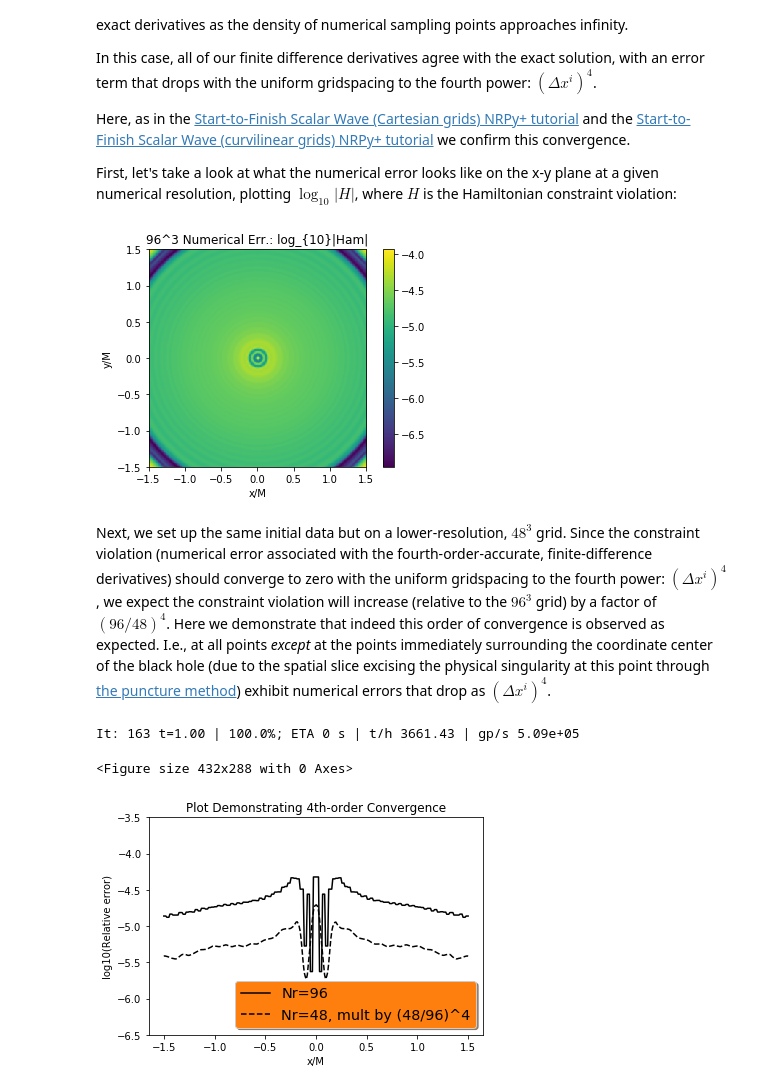
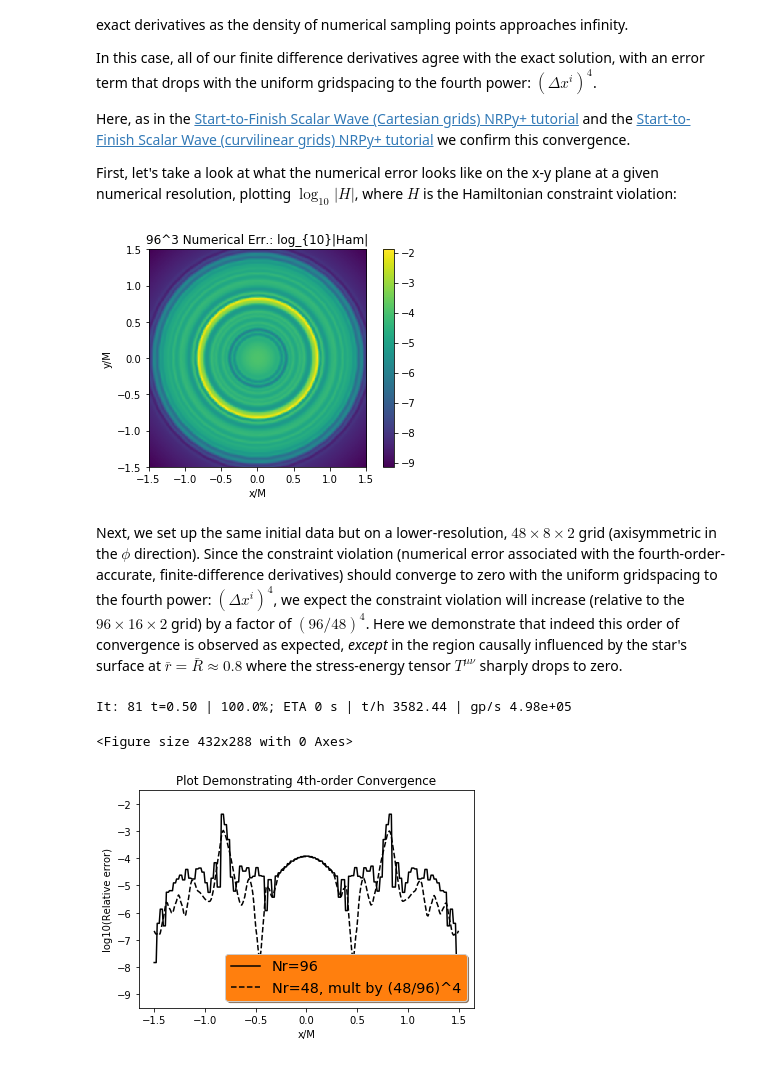
Before and after one commit to zachetienne/nrpytutorial, a Jupyter notebook: Tutorial-Start_to_Finish-BSSNCurvilinear-Neutron_Star-Hydro_without_Hydro.ipynb, the cells around one changed output. Saved outputs shown, nothing was run; the diff lists cells and outputs as text; code cells hidden in the pictures.

Commit message:
Tutorial-Start_to_Finish-BSSNCurvilinear-Neutron_Star-Hydro_without_Hydro: Update verbiage; test H constraint violation convergence

```diff
--- a/Tutorial-Start_to_Finish-BSSNCurvilinear-Neutron_Star-Hydro_without_Hydro.ipynb
+++ b/Tutorial-Start_to_Finish-BSSNCurvilinear-Neutron_Star-Hydro_without_Hydro.ipynb
@@ -1274,9 +1274,9 @@ N_interp_ptsj = 300j
 
 for filename in file_list:
     fig = plt.figure()
-    x,y,cf,Ham = np.loadtxt(filename).T #Transposed for easier unpacking
+    x,y,other,Ham = np.loadtxt(filename).T #Transposed for easier unpacking
 
-    plotquantity = cf
+    plotquantity = Ham
     plotdescription = "Numerical Soln."
     plt.title("Single Neutron Star (Ham. constraint)")
     plt.xlabel("y/M")
@@ -1359,55 +1359,55 @@ plt.ylabel("y/M")
 fig96cub = plt.imshow(grid96cub.T, extent=(pl_xmin,pl_xmax, pl_ymin,pl_ymax))
 cb = plt.colorbar(fig96cub)
 # %% [output]
-[figure, old version]
+[figure, new version]
 # %% [markdown]
-Next, we set up the same initial data but on a lower-resolution, $48^3$ grid. Since the constraint violation (numerical error associated with the fourth-order-accurate, finite-difference derivatives) should converge to zero with the uniform gridspacing to the fourth power: $\left(\Delta x^i\right)^4$, we expect the constraint violation will increase (relative to the $96^3$ grid) by a factor of $\left(96/48\right)^4$. Here we demonstrate that indeed this order of convergence is observed as expected. I.e., at all points *except* at the points immediately surrounding the coordinate center of the black hole (due to the spatial slice excising the physical singularity at this point through [the puncture method](http://gr.physics.ncsu.edu/UMD_June09.pdf)) exhibit numerical errors that drop as $\left(\Delta x^i\right)^4$.
+Next, we set up the same initial data but on a lower-resolution, $48\times 8\times 2$ grid (axisymmetric in the $\phi$ direction). Since the constraint violation (numerical error associated with the fourth-order-accurate, finite-difference derivatives) should converge to zero with the uniform gridspacing to the fourth power: $\left(\Delta x^i\right)^4$, we expect the constraint violation will increase (relative to the $96\times 16\times 2$ grid) by a factor of $\left(96/48\right)^4$. Here we demonstrate that indeed this order of convergence is observed as expected, *except* in the region causally influenced by the star's surface at $\bar{r}=\bar{R}\approx 0.8$ where the stress-energy tensor $T^{\mu\nu}$ sharply drops to zero.
 # %%
 !rm -f out48-00*.txt out48-00*.txt.png
 !taskset -c 0,1,2,3 ./TOV_Playground 48 8 2 > out48.txt
 
-x48,y48,valuesCF48,valuesHam48 = np.loadtxt('out48.txt').T #Transposed for easier unpacking
+x48,y48,valuesother48,valuesHam48 = np.loadtxt('out48.txt').T #Transposed for easier unpacking
 points48 = np.zeros((len(x48), 2))
 for i in range(len(x48)):
     points48[i][0] = x48[i]
     points48[i][1] = y48[i]
 
-grid48 = griddata(points48, valuesCF48, (grid_x, grid_y), method='cubic')
+grid48 = griddata(points48, valuesHam48, (grid_x, grid_y), method='cubic')
 
 griddiff_48_minus_96 = np.zeros((N_interp_pts,N_interp_pts))
 griddiff_48_minus_96_1darray = np.zeros(N_interp_pts*N_interp_pts)
 gridx_1darray_yeq0 = np.zeros(N_interp_pts)
 grid48_1darray_yeq0 = np.zeros(N_interp_pts)
 grid96_1darray_yeq0 = np.zeros(N_interp_pts)
 count = 0
 outarray = []
 for i in range(N_interp_pts):
     for j in range(N_interp_pts):
         griddiff_48_minus_96[i][j] = grid48[i][j] - grid96[i][j]
         griddiff_48_minus_96_1darray[count] = griddiff_48_minus_96[i][j]
         if j==N_interp_pts/2-1:
             gridx_1darray_yeq0[i] = grid_x[i][j]
             grid48_1darray_yeq0[i] = grid48[i][j] + np.log10((48./96.)**4)
             grid96_1darray_yeq0[i] = grid96[i][j]
         count = count + 1
 
 plt.clf()
 fig, ax = plt.subplots()
 plt.title("Plot Demonstrating 4th-order Convergence")
 plt.xlabel("x/M")
 plt.ylabel("log10(Relative error)")
 
 ax.plot(gridx_1darray_yeq0, grid96_1darray_yeq0, 'k-', label='Nr=96')
 ax.plot(gridx_1darray_yeq0, grid48_1darray_yeq0, 'k--', label='Nr=48, mult by (48/96)^4')
-ax.set_ylim([-6.5,-3.5])
+ax.set_ylim([-9.5,-1.5])
 
 legend = ax.legend(loc='lower right', shadow=True, fontsize='x-large')
 legend.get_frame().set_facecolor('C1')
 plt.show()
 # %% [output]
-It: 163 t=1.00 | 100.0%; ETA 0 s | t/h 3661.43 | gp/s 5.09e+05
+It: 81 t=0.50 | 100.0%; ETA 0 s | t/h 3582.44 | gp/s 4.98e+05
 <Figure size 432x288 with 0 Axes>
-[figure, old version]
+[figure, new version]
 # %%
 !jupyter nbconvert --to latex --template latex_nrpy_style.tplx Tutorial-Start_to_Finish-BSSNCurvilinear-Neutron_Star-Hydro_without_Hydro.ipynb
 !pdflatex -interaction=batchmode Tutorial-Start_to_Finish-BSSNCurvilinear-Neutron_Star-Hydro_without_Hydro.tex
```
Also changed, not shown: parts of 7 cells of this notebook, 1 other file.
